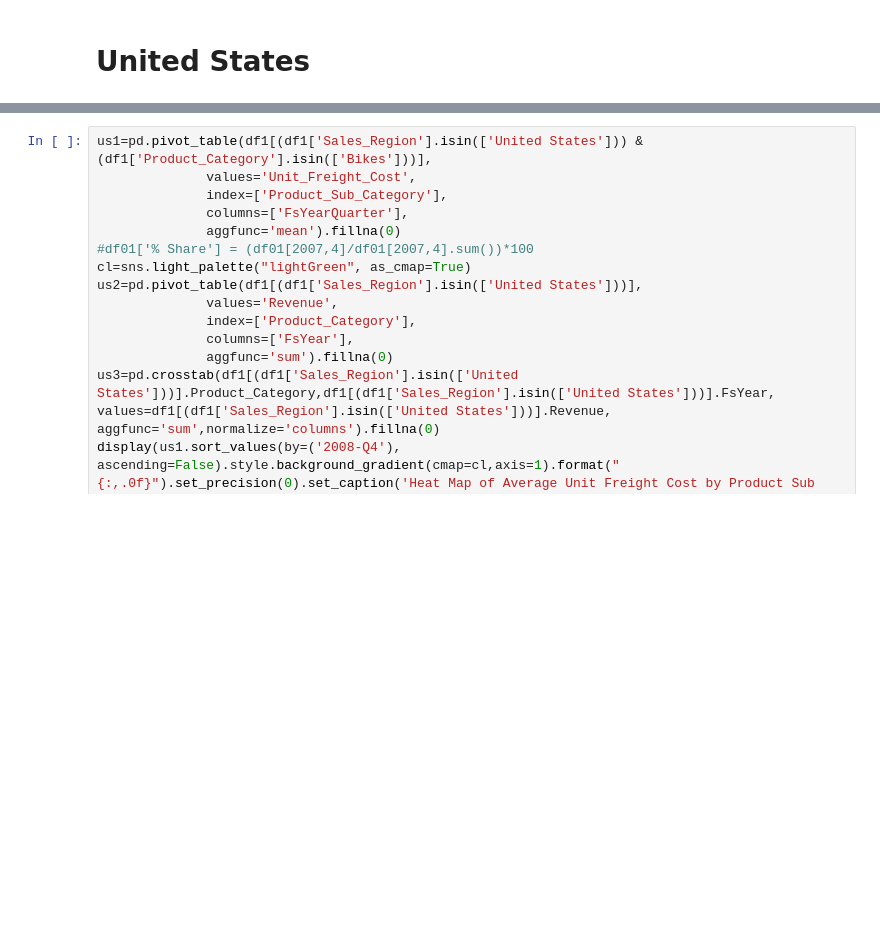
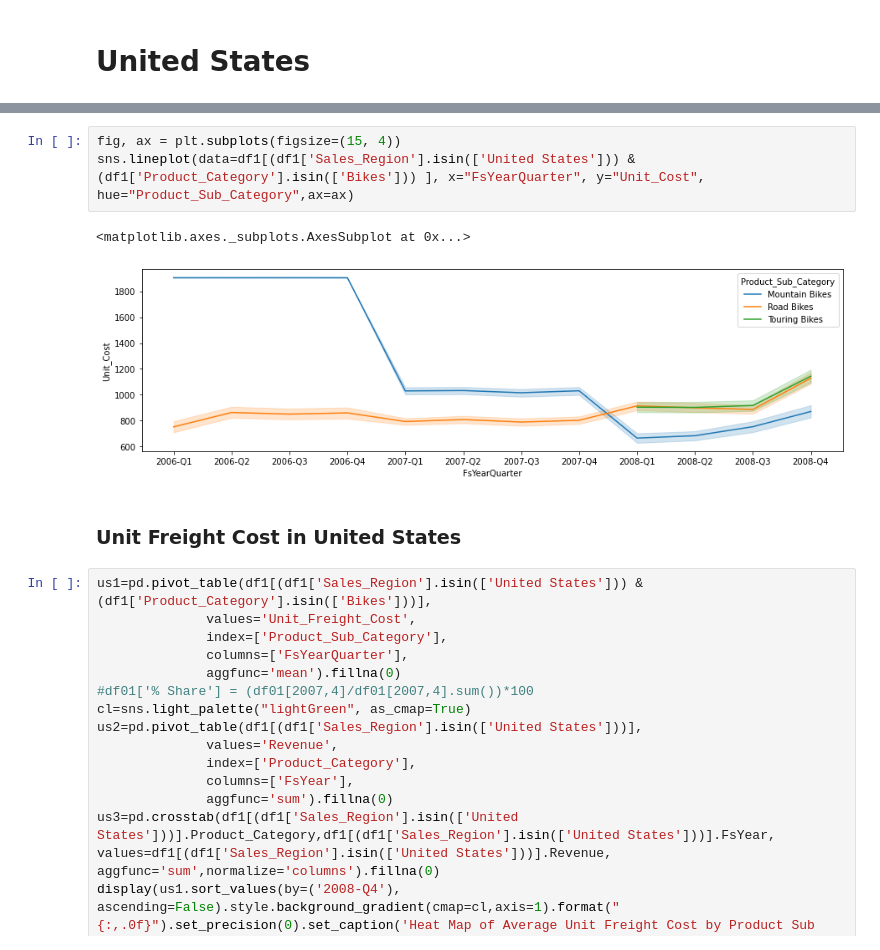
Before and after one commit to atimad/Adventure-Works-Cycles-Analysis, a Jupyter notebook: Cycles.ipynb, the cells around one changed output, grey strips where cells are left out. Saved outputs shown, nothing was run; the diff lists cells and outputs as text; blank space fills up the shorter version.

```diff
--- a/Cycles.ipynb
+++ b/Cycles.ipynb
@@ -411,3 +508,11 @@ Heat Map of Average Unit Price Discount percentage by Product Sub Category in Fr
+# %%
+fig, ax = plt.subplots(figsize=(15, 4))
+sns.lineplot(data=df1[(df1['Sales_Region'].isin(['United States'])) & (df1['Product_Category'].isin(['Bikes'])) ], x="FsYearQuarter", y="Unit_Cost", hue="Product_Sub_Category",ax=ax)
+# %% [output]
+<matplotlib.axes._subplots.AxesSubplot at 0x...>
+[figure, added]
+# %% [markdown]
+### Unit Freight Cost in United States
 # %%
 us1=pd.pivot_table(df1[(df1['Sales_Region'].isin(['United States'])) & (df1['Product_Category'].isin(['Bikes']))],
               values='Unit_Freight_Cost',
```
Also changed, not shown: parts of 9 cells of this notebook.
